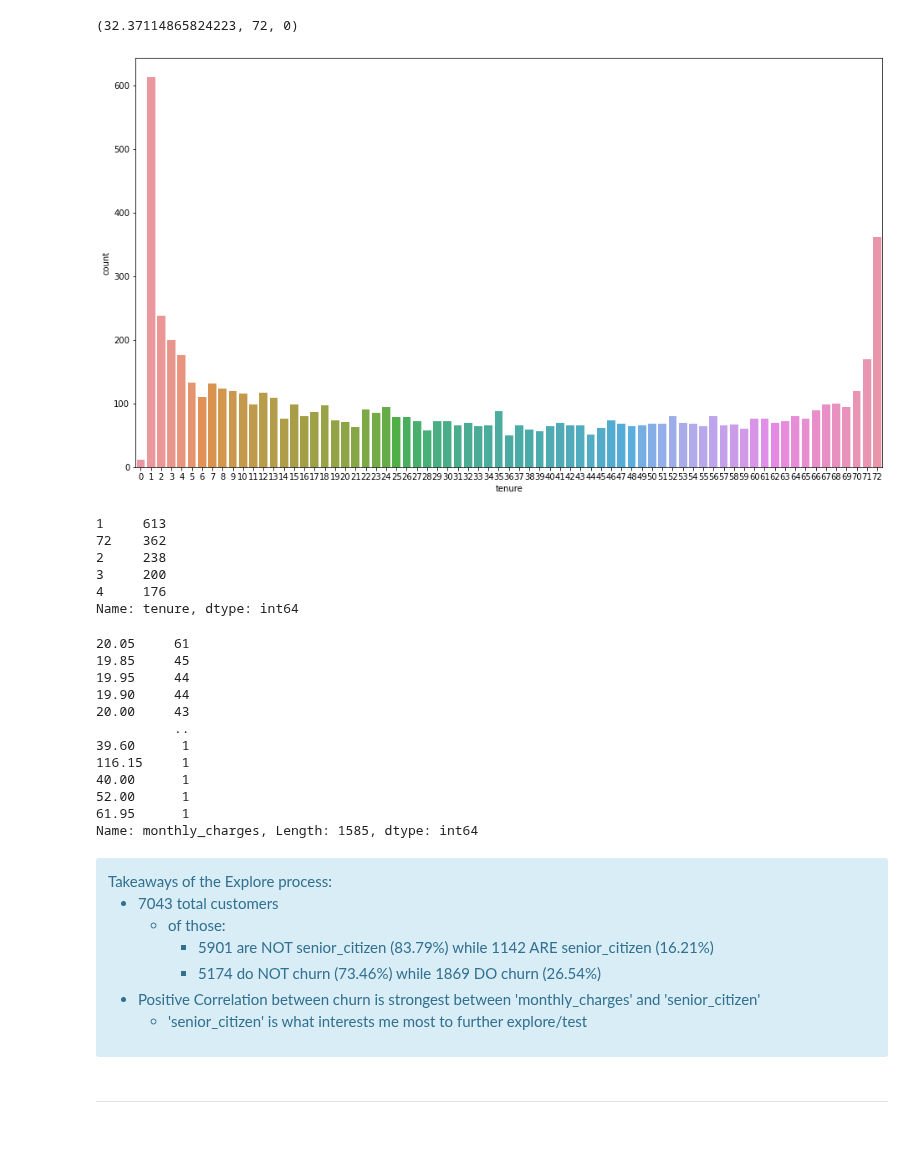
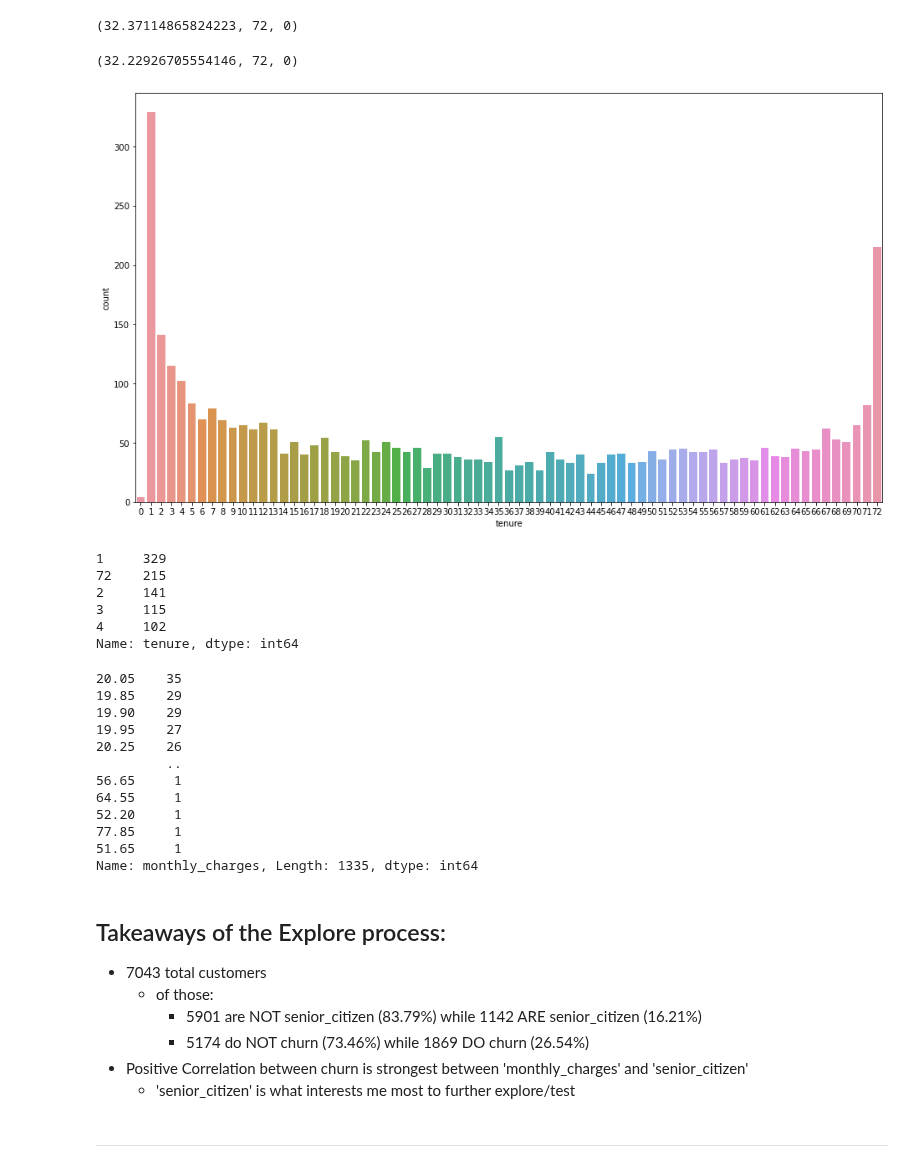
Before and after one commit to natasharivers/Classification_Projec, a Jupyter notebook: Final_Notebook.ipynb, the cells around one changed output. Drawn from its saved outputs; the diff is of its cells as text; code cells hidden in the pictures; blank space fills up the shorter version.

```diff
--- a/Final_Notebook.ipynb
+++ b/Final_Notebook.ipynb
@@ -331,48 +373,50 @@ plt.show()
 df.tenure.mean(), df.tenure.max(), df.tenure.min()
 # %% [output]
 (32.37114865824223, 72, 0)
+# %%
+#average tenure, max tenure, min tenure??
+train.tenure.mean(), train.tenure.max(), train.tenure.min()
+# %% [output]
+(32.22926705554146, 72, 0)
 # %%
 #visualize tenure data
 plt.figure(figsize=(16,9))
-sns.countplot(x='tenure', data=df)
+sns.countplot(x='tenure', data=train)
 plt.show()
 # %% [output]
-[figure, old version]
+[figure, new version]
 # %%
 #find the actual count for the top 5 tenures
-tenure_df = df['tenure'].value_counts().sort_values(ascending=False).head()
+tenure_df = train['tenure'].value_counts().sort_values(ascending=False).head()
 tenure_df
 
-#this shows that 8.70% of all customers only have ONE month of tenure (613 out of 7043)
+#this shows that 8.34% of all customers only have ONE month of tenure (329 out of 3943)
 # %% [output]
-1     613
-72    362
-2     238
-3     200
-4     176
+1     329
+72    215
+2     141
+3     115
+4     102
 Name: tenure, dtype: int64
 # %%
 #find the actual count for the top 5 monthly_chages
-monthly_charges_df = df['monthly_charges'].value_counts().sort_values(ascending=False)
+monthly_charges_df = train['monthly_charges'].value_counts().sort_values(ascending=False)
 monthly_charges_df
-
-#there does not seem to be any valid reason to use monthly_charges. only
 # %% [output]
-20.05     61
-19.85     45
-19.95     44
-19.90     44
-20.00     43
-          ..
-39.60      1
-116.15     1
-40.00      1
-52.00      1
-61.95      1
-Name: monthly_charges, Length: 1585, dtype: int64
+20.05    35
+19.85    29
+19.90    29
+19.95    27
+20.25    26
+         ..
+56.65     1
+64.55     1
+52.20     1
+77.85     1
+51.65     1
+Name: monthly_charges, Length: 1335, dtype: int64
 # %% [markdown]
-<div class="alert alert-block alert-info">
-Takeaways of the Explore process:
+## Takeaways of the Explore process:
 
 - 7043 total customers
     - of those:
@@ -380,8 +424,6 @@ Takeaways of the Explore process:
         - 5174 do NOT churn (73.46%) while 1869 DO churn (26.54%)
 - Positive Correlation between churn is strongest between 'monthly_charges' and 'senior_citizen'
     - 'senior_citizen' is what interests me most to further explore/test
-
-</div>
 # %% [markdown]
 _______________
 # %% [markdown]
```
Also changed, not shown: parts of 50 cells of this notebook.
